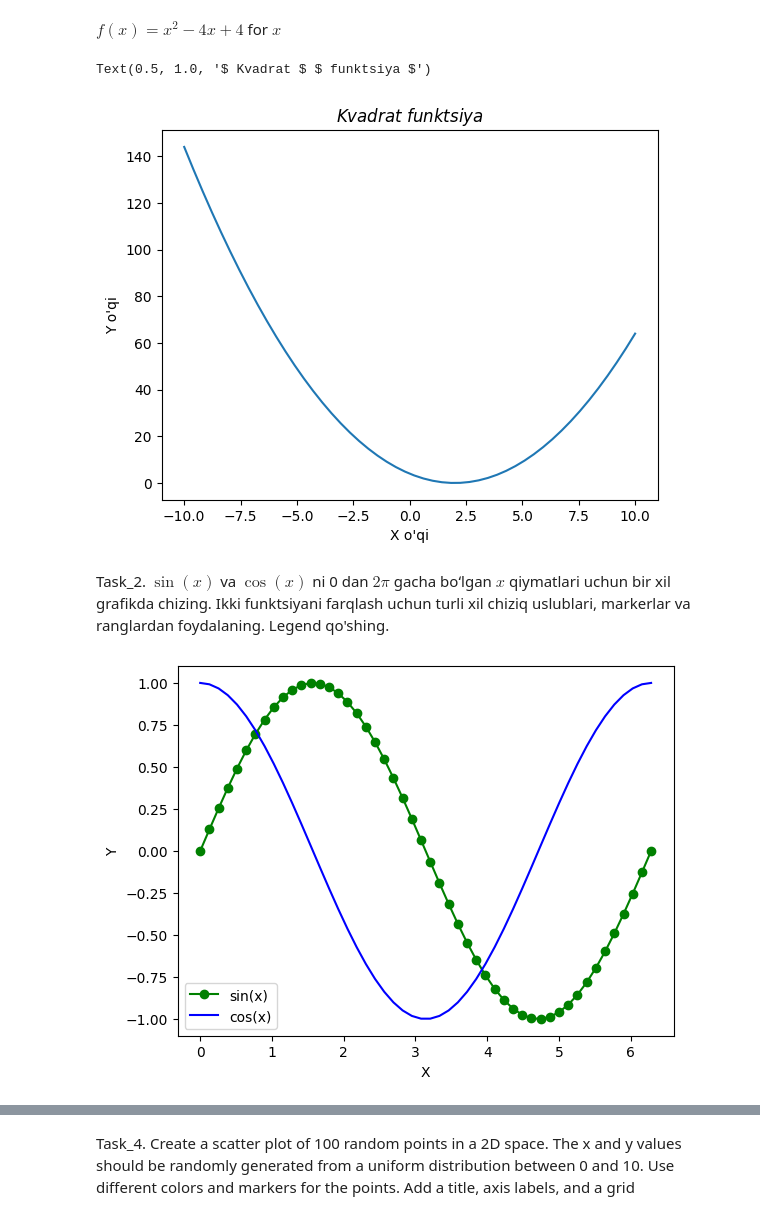
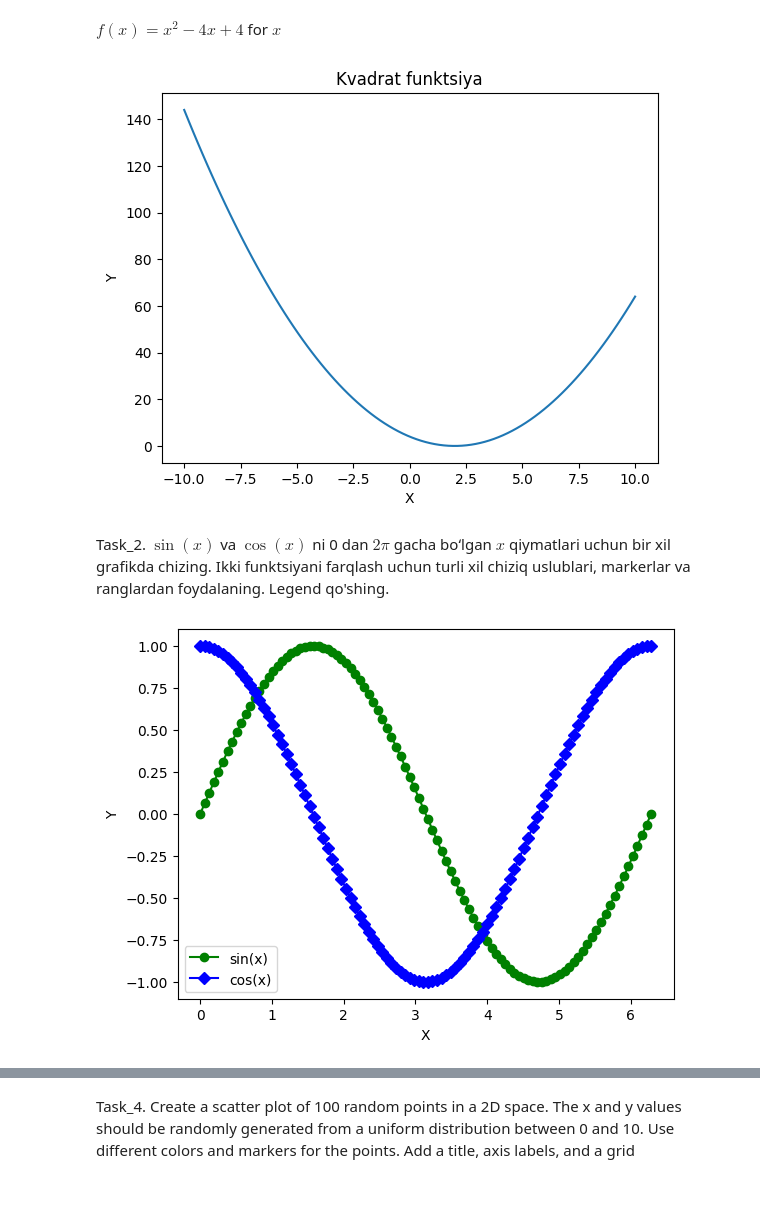
Before and after one commit to FeruzGaybullayev/Python, a Jupyter notebook: lesson-17/homework/homework_tasks.ipynb, the cells around one changed output, grey strips where cells are left out. Cells and saved outputs as stored; diff of their text form; code cells hidden in the pictures; blank space fills up the shorter version.

```diff
--- a/lesson-17/homework/homework_tasks.ipynb
+++ b/lesson-17/homework/homework_tasks.ipynb
@@ -12,37 +12,40 @@ import numpy as np
 def f_(x):
     return x**2 - 4*x + 4
 
-x = np.linspace(-10, 10)
+x = np.linspace(-10, 10, 100)
 y = f_(x)
 
 plt.plot(x, y)
-plt.xlabel("X o'qi")
-plt.ylabel("Y o'qi")
-plt.title("$ Kvadrat $ $ funktsiya $")
+plt.xlabel("X")
+plt.ylabel("Y")
+plt.title("Kvadrat funktsiya")
+plt.show()
 # %% [output]
-Text(0.5, 1.0, '$ Kvadrat $ $ funktsiya $')
-[figure, old version]
+[figure, new version]
 # %% [markdown]
 Task_2. $ \sin(x) $ va $ \cos(x) $ ni 0 dan $ 2\pi $ gacha boʻlgan $ x $ qiymatlari uchun bir xil grafikda chizing. Ikki funktsiyani farqlash uchun turli xil chiziq uslublari, markerlar va ranglardan foydalaning. Legend qo'shing.
 # %%
+import numpy as np
+import matplotlib.pyplot as plt
+
 # x qiymatlarini yaratish
-x = np.linspace(0, 2*np.pi)
+x = np.linspace(0, 2*np.pi, 100)
 
 # y qiymatlarini yaratish
 sin_x = np.sin(x)
 cos_x = np.cos(x)
 
 # Sarlavha va etiketkalar qo'shish
 plt.plot(x, sin_x, color='green', marker='o', label='sin(x)')
-plt.plot(x, cos_x, color='blue', label='cos(x)')
+plt.plot(x, cos_x, color='blue', marker='D', label='cos(x)')
 plt.xlabel("X")
 plt.ylabel("Y")
 plt.legend()
 
 # Grafikni ko'rsatish
 plt.show()
 # %% [output]
-[figure, old version]
+[figure, new version]
 # %% [markdown]
 Task_3. Create a 2x2 grid of subplots. In each subplot, plot:
 
```
Also changed, not shown: parts of 7 cells of this notebook.
